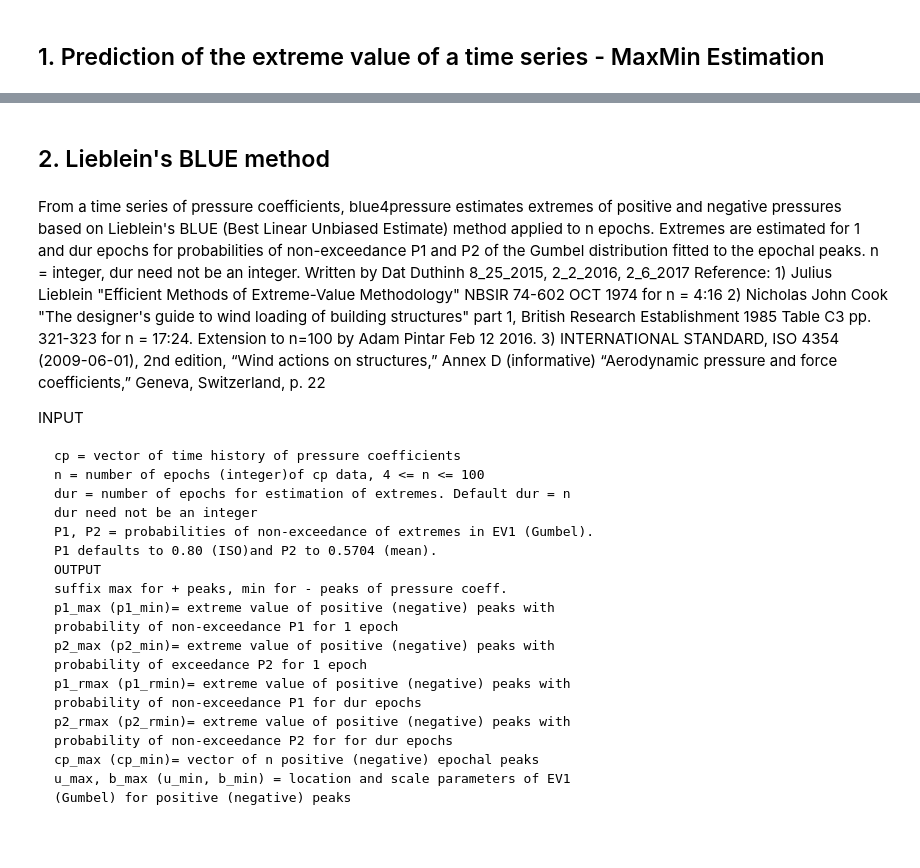
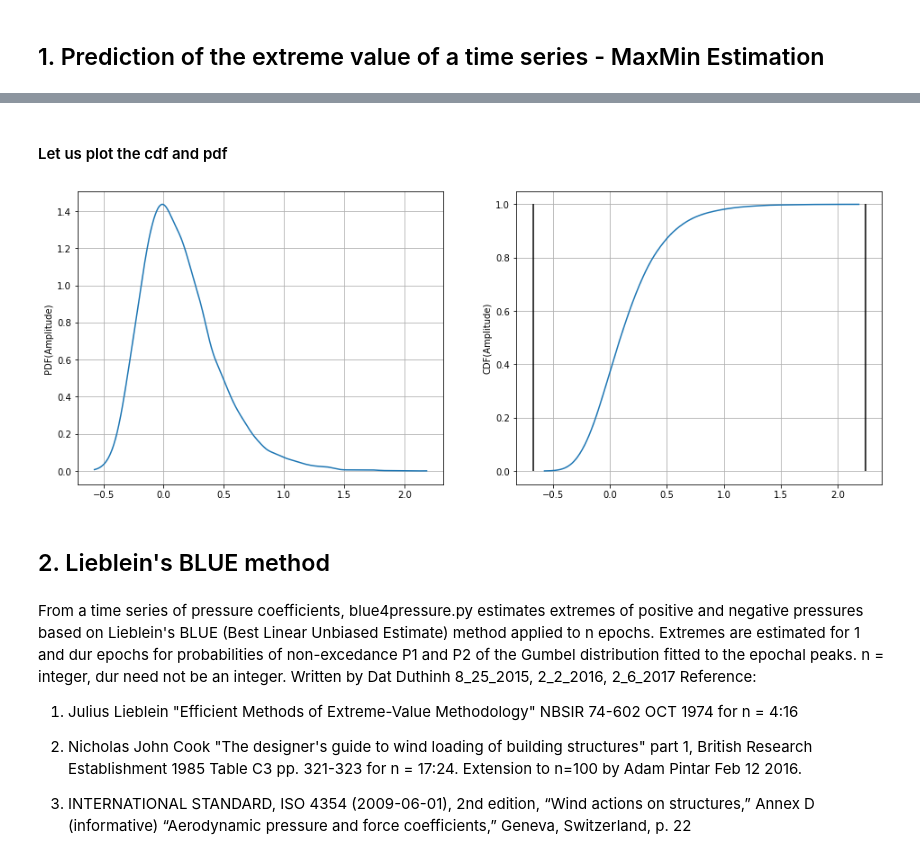
Before and after one commit to mpentek/SWELecture, a Jupyter notebook: Ex06Advanced/3_ExtremeValueAnalysis/swe_ws1920_6_3_advanced_topics_on_extreme_value_analysis.ipynb, the cells around one changed output, grey strips where cells are left out. Saved outputs shown, nothing was run; the diff lists cells and outputs as text; code cells hidden in the pictures.

```diff
--- a/Ex06Advanced/3_ExtremeValueAnalysis/swe_ws1920_6_3_advanced_topics_on_extreme_value_analysis.ipynb
+++ b/Ex06Advanced/3_ExtremeValueAnalysis/swe_ws1920_6_3_advanced_topics_on_extreme_value_analysis.ipynb
@@ -74,40 +88,41 @@ plt.show()
+# %% [markdown]
+#### Let us plot the cdf and pdf
+# %%
+[pdf_x, pdf_y] = c_utils.get_pdf(given_series)
+ecdf_y = c_utils.get_ecdf(pdf_x, pdf_y)
+plt.figure(num=2, figsize=(16, 6))
+plt.subplot(1,2,1)
+plt.plot(pdf_x, pdf_y)
+plt.ylabel('PDF(Amplitude)')
+plt.grid(True)
+
+plt.subplot(1,2,2)
+plt.plot(pdf_x, ecdf_y)
+plt.vlines([maxv, minv], 0, 1)
+plt.ylabel('CDF(Amplitude)')
+plt.grid(True)
+plt.show()
+# %% [output]
+[figure, added]
 # %% [markdown]
 ## 2. Lieblein's BLUE method
 # %% [markdown]
-From a time series of pressure coefficients, blue4pressure estimates
+From a time series of pressure coefficients, blue4pressure.py estimates
 extremes of positive and negative pressures based on Lieblein's BLUE
-(Best Linear Unbiased Estimate) method applied to n epochs. Extremes
-are estimated for 1 and dur epochs for probabilities of non-exceedance
+(Best Linear Unbiased Estimate) method applied to n epochs.
+Extremes are estimated for 1 and dur epochs for probabilities of non-excedance
 P1 and P2 of the Gumbel distribution fitted to the epochal peaks.
 n = integer, dur need not be an integer.
 Written by Dat Duthinh 8_25_2015, 2_2_2016, 2_6_2017
-Reference: 1) Julius Lieblein "Efficient Methods of Extreme-Value
+Reference:
+
+1) Julius Lieblein "Efficient Methods of Extreme-Value
 Methodology" NBSIR 74-602 OCT 1974 for n = 4:16
+
 2) Nicholas John Cook "The designer's guide to wind loading of
 building structures" part 1, British Research Establishment 1985 Table C3
 pp. 321-323 for n = 17:24. Extension to n=100 by Adam Pintar Feb 12 2016.
+
 3) INTERNATIONAL STANDARD, ISO 4354 (2009-06-01), 2nd edition, “Wind
 actions on structures,” Annex D (informative) “Aerodynamic pressure and
 force coefficients,” Geneva, Switzerland, p. 22
-
-INPUT
-
-    cp = vector of time history of pressure coefficients
-    n = number of epochs (integer)of cp data, 4 <= n <= 100
-    dur = number of epochs for estimation of extremes. Default dur = n
-    dur need not be an integer
-    P1, P2 = probabilities of non-exceedance of extremes in EV1 (Gumbel).
-    P1 defaults to 0.80 (ISO)and P2 to 0.5704 (mean).
-    OUTPUT
-    suffix max for + peaks, min for - peaks of pressure coeff.
-    p1_max (p1_min)= extreme value of positive (negative) peaks with
-    probability of non-exceedance P1 for 1 epoch
-    p2_max (p2_min)= extreme value of positive (negative) peaks with
-    probability of exceedance P2 for 1 epoch
-    p1_rmax (p1_rmin)= extreme value of positive (negative) peaks with
-    probability of non-exceedance P1 for dur epochs
-    p2_rmax (p2_rmin)= extreme value of positive (negative) peaks with
-    probability of non-exceedance P2 for for dur epochs
-    cp_max (cp_min)= vector of n positive (negative) epochal peaks
-    u_max, b_max (u_min, b_min) = location and scale parameters of EV1
-    (Gumbel) for positive (negative) peaks
```
Also changed, not shown: parts of 13 cells of this notebook, 5 other files.
